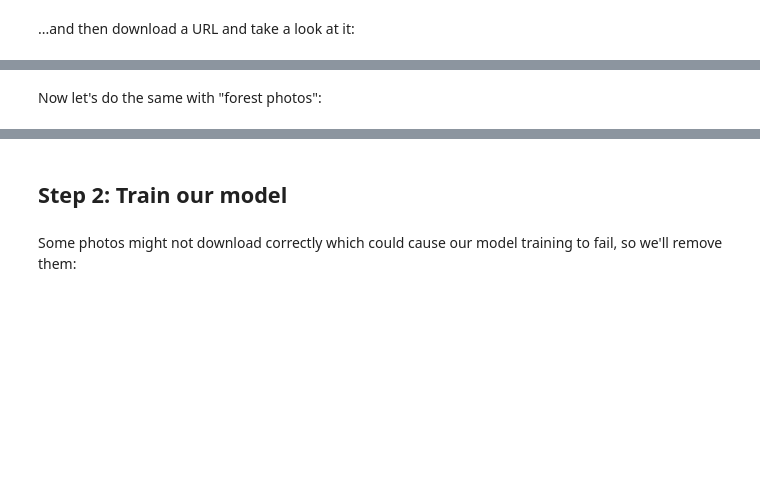
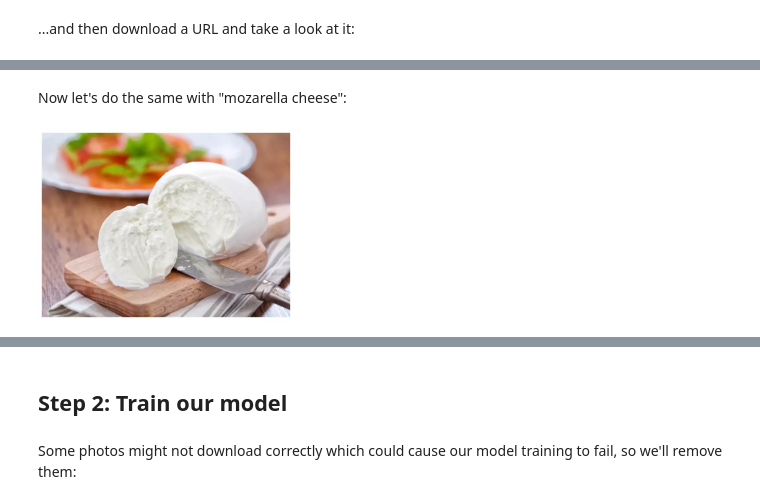
Before and after one commit to kakis2/course22, a Jupyter notebook: cheese/cheese_classifier.ipynb, the cells around one changed output, grey strips where cells are left out. Drawn from its saved outputs; the diff is of its cells as text; code cells hidden in the pictures; blank space fills up the shorter version.

```diff
--- a/cheese/cheese_classifier.ipynb
+++ b/cheese/cheese_classifier.ipynb
@@ -64,3 +96,8 @@ im.to_thumb(256,256)
 # %% [markdown]
-Now let's do the same with "forest photos":
+Now let's do the same with "mozarella cheese":
+# %%
+download_url(search_images('fresh mozarella cheese', max_images=1)[0], 'mozarella.jpg', show_progress=False)
+Image.open('mozarella.jpg').to_thumb(256,256)
+# %% [output]
+[figure, added]
 # %%
```
Also changed, not shown: parts of 24 cells of this notebook.
